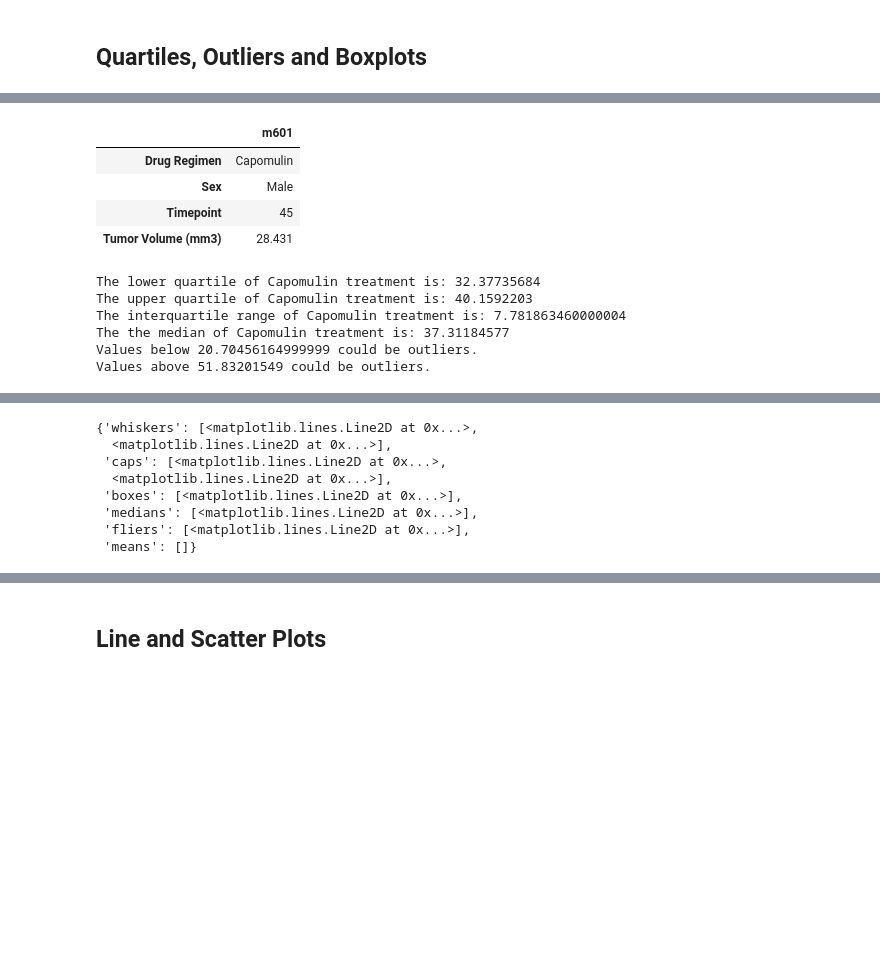
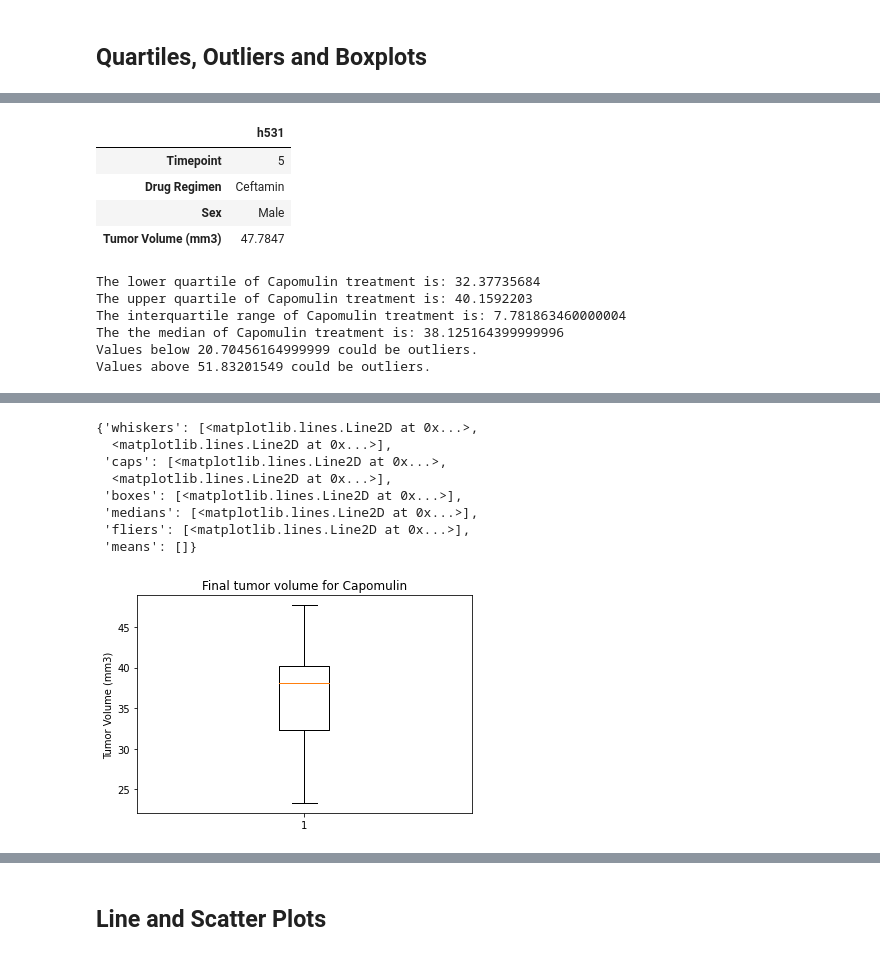
Before and after one commit to aditirai3/Drug-Efficacy, a Jupyter notebook: Pymaceuticals/pymaceuticals_starter.ipynb, the cells around one changed output, grey strips where cells are left out. Saved outputs shown, nothing was run; the diff lists cells and outputs as text; code cells hidden in the pictures; blank space fills up the shorter version.

```diff
--- a/Pymaceuticals/pymaceuticals_starter.ipynb
+++ b/Pymaceuticals/pymaceuticals_starter.ipynb
@@ -257,13 +289,13 @@ Select the mouse ID to analyze: m601
 # %%
 # Create a dataframe that returns the final tumor volume, along with drug regime and other attributes of each mouse
-last_tumor_vol = final_four_regiments.loc[mouse_id,["Drug Regimen","Sex", "Timepoint", "Tumor Volume (mm3)"]]
+last_tumor_vol = merged_max_time_indexed.loc[mouse_id,["Timepoint", "Drug Regimen", "Sex", "Tumor Volume (mm3)"]]
 pd.DataFrame(last_tumor_vol)
 # %% [output]
-|  | m601 |
-| Drug Regimen | Capomulin |
+|  | h531 |
+| Timepoint | 5 |
+| Drug Regimen | Ceftamin |
 | Sex | Male |
-| Timepoint | 45 |
-| Tumor Volume (mm3) | 28.431 |
+| Tumor Volume (mm3) | 47.7847 |
 # %%
 # Put treatments into a list for for loop (and later for plot labels)
     #this is done below
@@ -277,7 +309,7 @@ pd.DataFrame(last_tumor_vol)
     # Determine outliers using upper and lower bounds
 
 #Capomulin IQR and outliers
-cap_df = four_regiments_reset.loc[(four_regiments_reset["Drug Regimen"] == "Capomulin")]
+cap_df = merged_max_time.loc[(merged_max_time["Drug Regimen"] == "Capomulin")]
 
 cap_quartiles = cap_df["Tumor Volume (mm3)"].quantile([.25,.5,.75])
 cap_lowerq = cap_quartiles[0.25]
@@ -304,6 +336,6 @@ ax1.boxplot(cap_df_tumor, showfliers=True)
 The lower quartile of Capomulin treatment is: 32.37735684
 The upper quartile of Capomulin treatment is: 40.1592203
 The interquartile range of Capomulin treatment is: 7.781863460000004
-The the median of Capomulin treatment is: 37.31184577
+The the median of Capomulin treatment is: 38.125164399999996
 Values below 20.70456164999999 could be outliers.
 Values above 51.83201549 could be outliers.
@@ -312,10 +342,11 @@ Values above 51.83201549 could be outliers.
 {'whiskers': [<matplotlib.lines.Line2D at 0x...>,
   <matplotlib.lines.Line2D at 0x...>],
  'caps': [<matplotlib.lines.Line2D at 0x...>,
   <matplotlib.lines.Line2D at 0x...>],
  'boxes': [<matplotlib.lines.Line2D at 0x...>],
  'medians': [<matplotlib.lines.Line2D at 0x...>],
  'fliers': [<matplotlib.lines.Line2D at 0x...>],
  'means': []}
+[figure, added]
 # %%
 #Ramicane IQR and outliers
```
Also changed, not shown: parts of 14 cells of this notebook.
